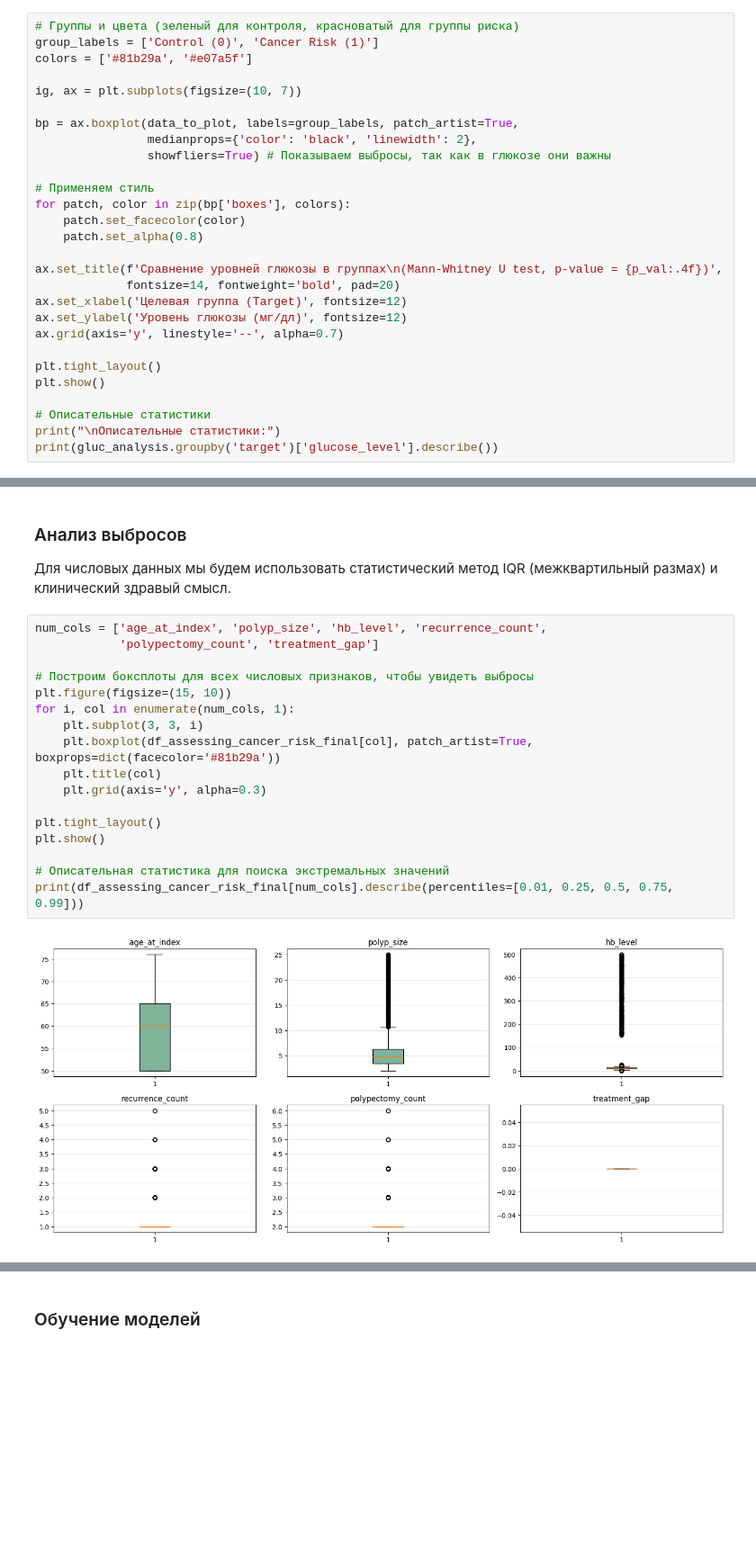
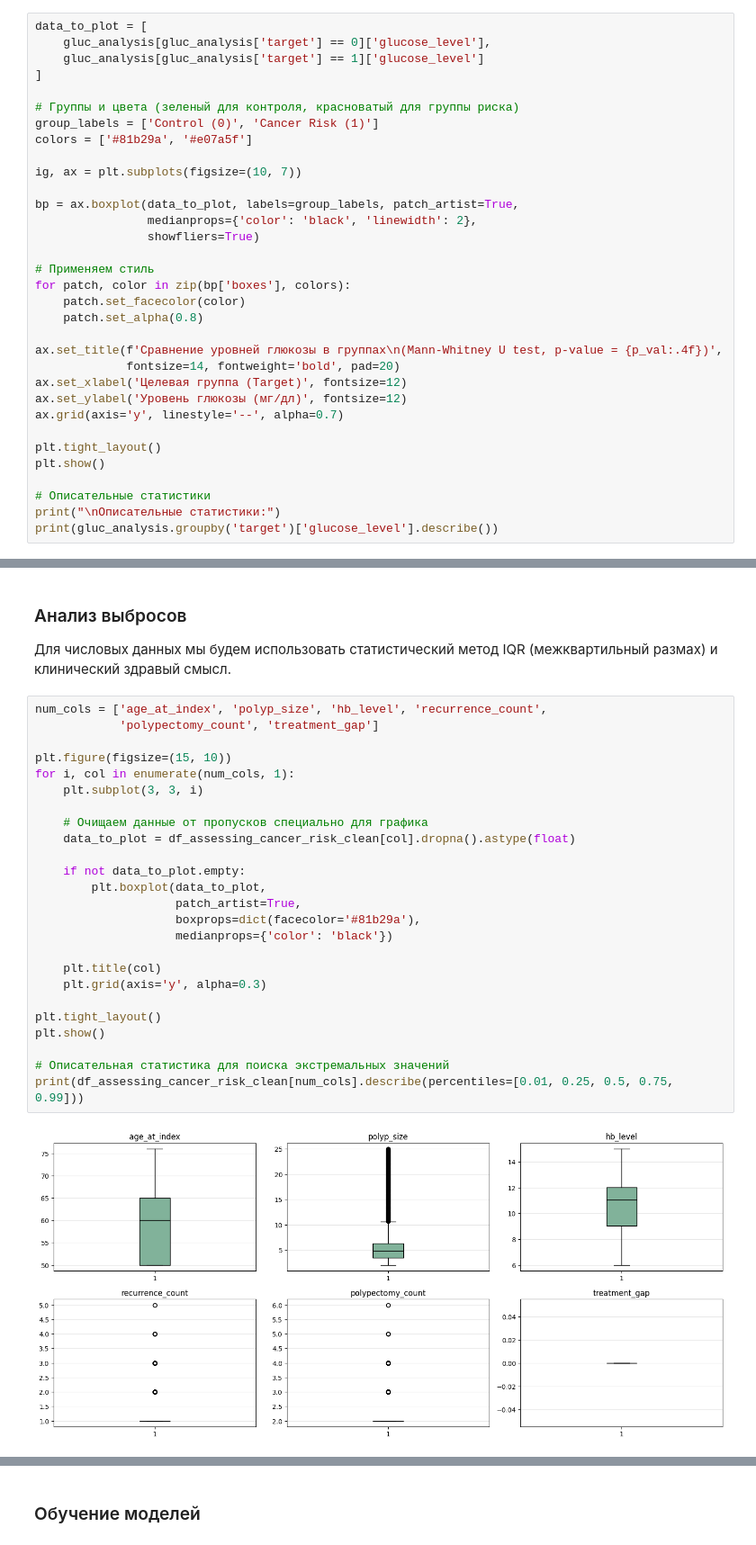
Before and after one commit to BalshowAndrew/oncology_fhir_analytics, a Jupyter notebook: notebooks/02_assessing_camcer_risk.ipynb, the cells around one changed output, grey strips where cells are left out. Shown at 90% size. Cells and saved outputs as stored; diff of their text form; blank space fills up the shorter version.

Commit message:
assessing cancer rick was updated

```diff
--- a/notebooks/02_assessing_camcer_risk.ipynb
+++ b/notebooks/02_assessing_camcer_risk.ipynb
@@ -313,6 +319,11 @@ print(f"P-value значимости различий: {p_val:.4f}")
 Использован метод: Mann-Whitney U test (непараметрический)
 P-value значимости различий: 0.6458
 # %%
+data_to_plot = [
+    gluc_analysis[gluc_analysis['target'] == 0]['glucose_level'],
+    gluc_analysis[gluc_analysis['target'] == 1]['glucose_level']
+]
+
 # Группы и цвета (зеленый для контроля, красноватый для группы риска)
 group_labels = ['Control (0)', 'Cancer Risk (1)']
 colors = ['#81b29a', '#e07a5f']
@@ -321,7 +332,7 @@ ig, ax = plt.subplots(figsize=(10, 7))
 
 bp = ax.boxplot(data_to_plot, labels=group_labels, patch_artist=True,
                 medianprops={'color': 'black', 'linewidth': 2},
-                showfliers=True) # Показываем выбросы, так как в глюкозе они важны
+                showfliers=True)
 
 # Применяем стиль
 for patch, color in zip(bp['boxes'], colors):
@@ -374,20 +433,28 @@ df_assessing_cancer_risk_final.head()
 # %%
 num_cols = ['age_at_index', 'polyp_size', 'hb_level', 'recurrence_count',
             'polypectomy_count', 'treatment_gap']
 
-# Построим боксплоты для всех числовых признаков, чтобы увидеть выбросы
 plt.figure(figsize=(15, 10))
 for i, col in enumerate(num_cols, 1):
     plt.subplot(3, 3, i)
-    plt.boxplot(df_assessing_cancer_risk_final[col], patch_artist=True, boxprops=dict(facecolor='#81b29a'))
+
+    # Очищаем данные от пропусков специально для графика
+    data_to_plot = df_assessing_cancer_risk_clean[col].dropna().astype(float)
+
+    if not data_to_plot.empty:
+        plt.boxplot(data_to_plot,
+                    patch_artist=True,
+                    boxprops=dict(facecolor='#81b29a'),
+                    medianprops={'color': 'black'})
+
     plt.title(col)
     plt.grid(axis='y', alpha=0.3)
 
 plt.tight_layout()
 plt.show()
 
 # Описательная статистика для поиска экстремальных значений
-print(df_assessing_cancer_risk_final[num_cols].describe(percentiles=[0.01, 0.25, 0.5, 0.75, 0.99]))
+print(df_assessing_cancer_risk_clean[num_cols].describe(percentiles=[0.01, 0.25, 0.5, 0.75, 0.99]))
 # %% [output]
-[figure, old version]
+[figure, new version]
        age_at_index   polyp_size     hb_level  recurrence_count  \
```
Also changed, not shown: parts of 15 cells of this notebook.
